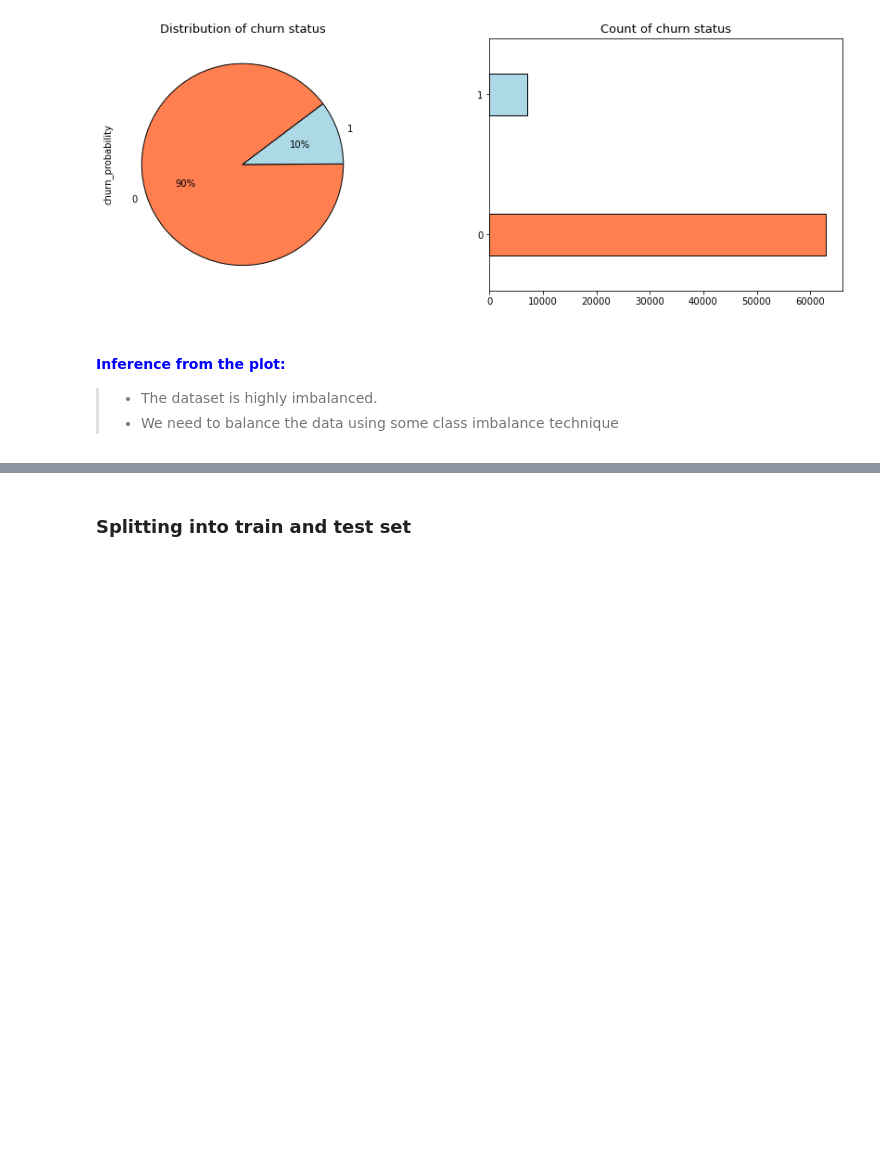
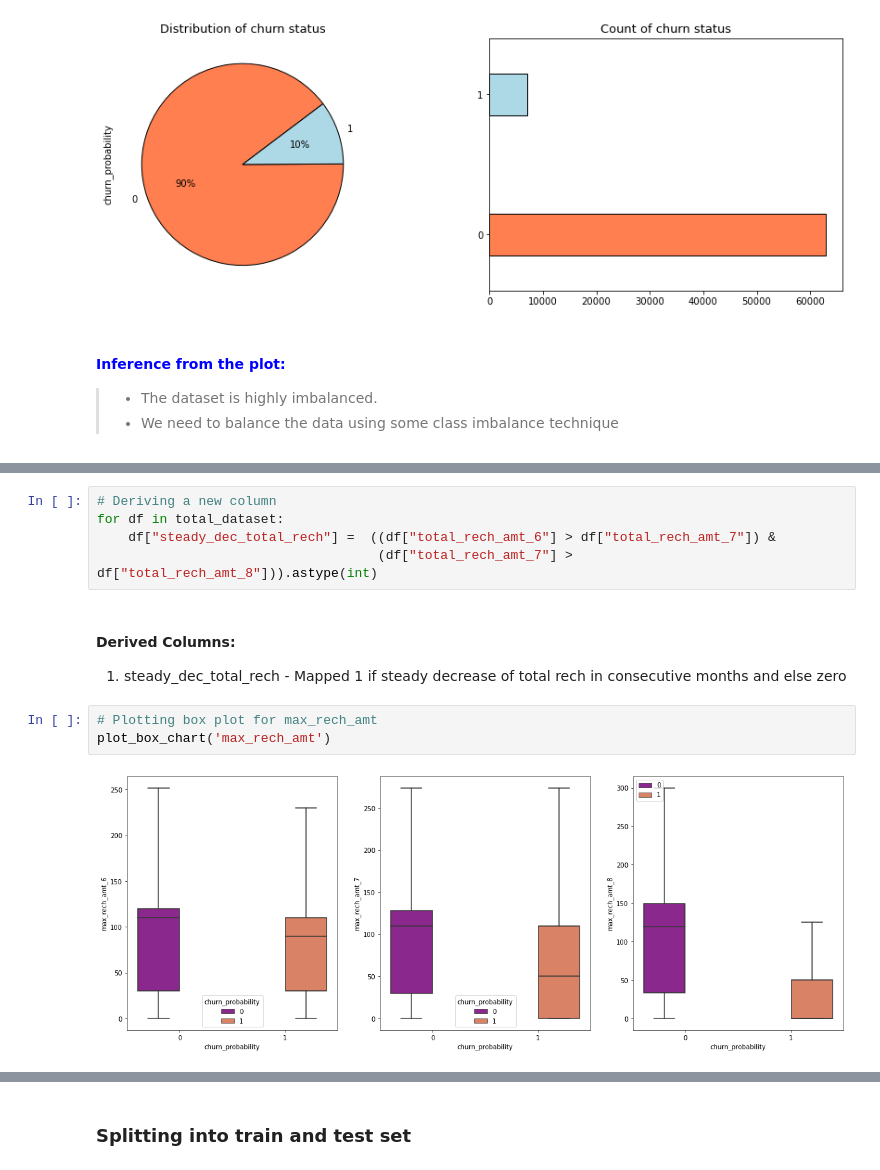
Before and after one commit to Veneeshkrishnan/Telecom_churn_case_study, a Jupyter notebook: Telecom_churn_case_study.ipynb, the cells around one changed output, grey strips where cells are left out. Drawn from its saved outputs; the diff is of its cells as text; blank space fills up the shorter version.

```diff
--- a/Telecom_churn_case_study.ipynb
+++ b/Telecom_churn_case_study.ipynb
@@ -330,0 +421,13 @@ plt.show()
+# %%
+# Deriving a new column
+for df in total_dataset:
+    df["steady_dec_total_rech"] =  ((df["total_rech_amt_6"] > df["total_rech_amt_7"]) &
+                                    (df["total_rech_amt_7"] > df["total_rech_amt_8"])).astype(int)
+# %% [markdown]
+#### Derived Columns:
+1. steady_dec_total_rech - Mapped 1 if steady decrease of total rech in consecutive months and else zero
+# %%
+# Plotting box plot for max_rech_amt
+plot_box_chart('max_rech_amt')
+# %% [output]
+[figure, added]
```
Also changed, not shown: parts of 122 cells of this notebook.
